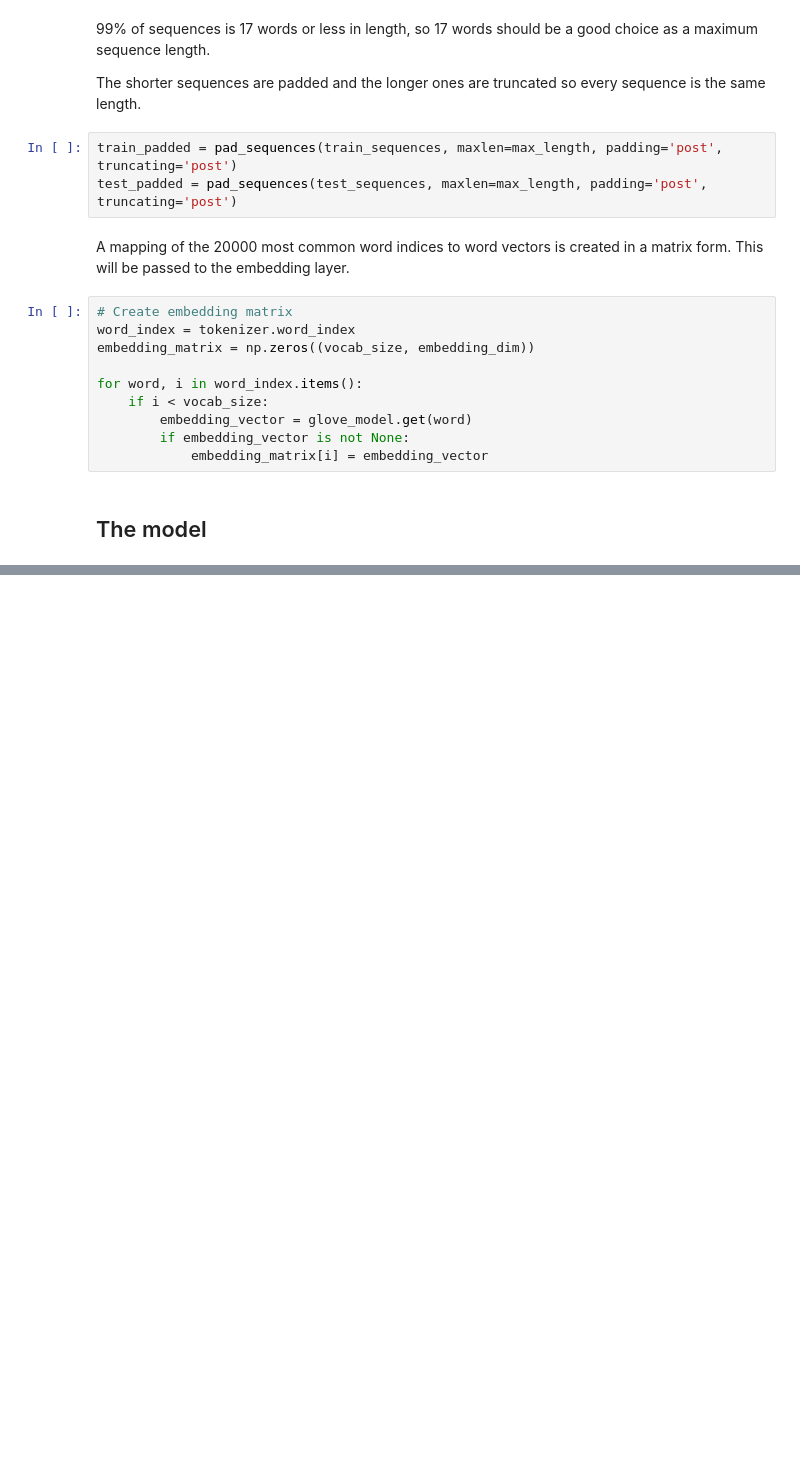
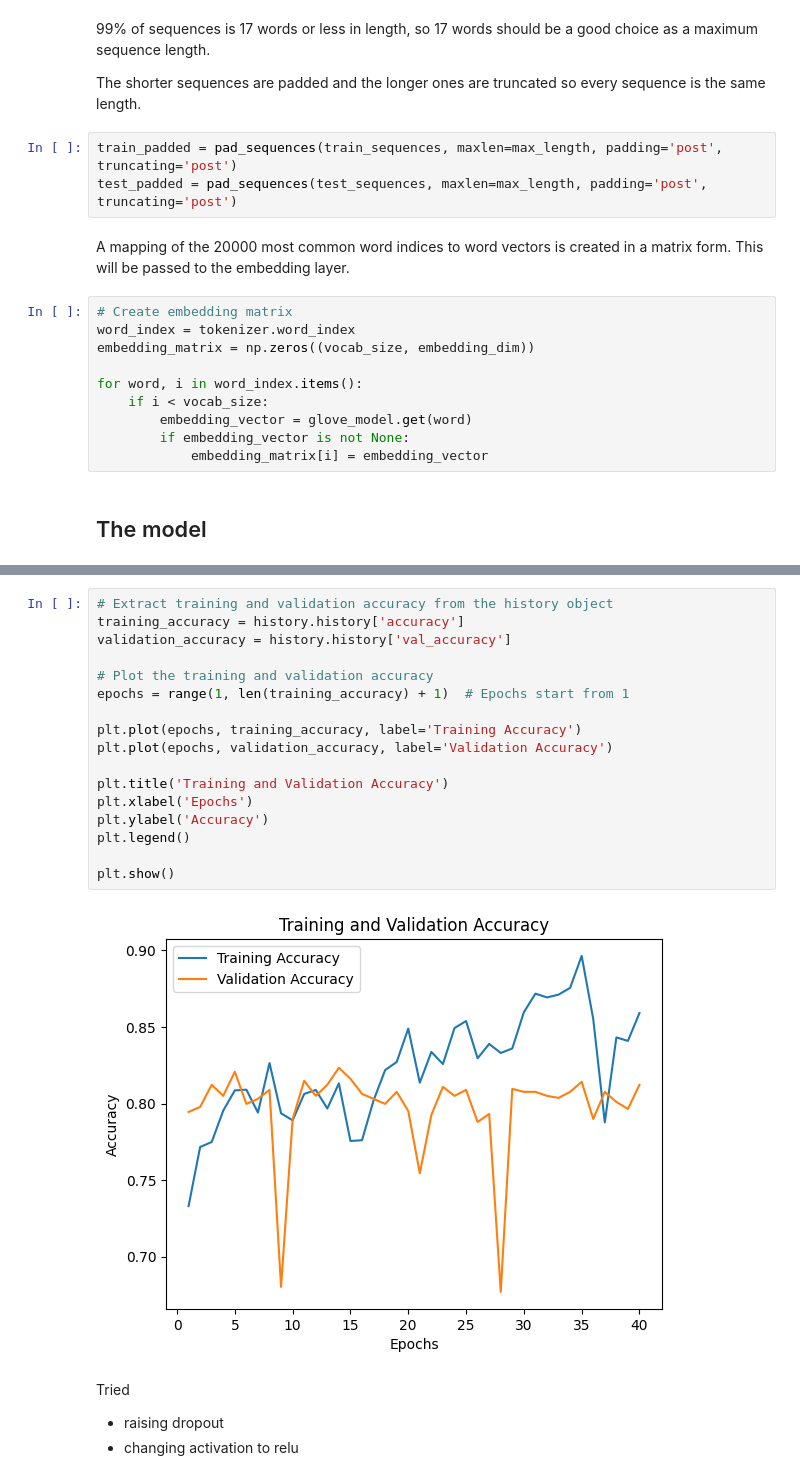
Before and after one commit to gb999/LuaLuaLua, a Jupyter notebook: LuaLuaLua.ipynb, the cells around one changed output, grey strips where cells are left out. Saved outputs shown, nothing was run; the diff lists cells and outputs as text; blank space fills up the shorter version.

```diff
--- a/LuaLuaLua.ipynb
+++ b/LuaLuaLua.ipynb
@@ -413,0 +453,23 @@ readable_predictions.to_csv('predictions_readable.csv', index=False)
+# %%
+# Extract training and validation accuracy from the history object
+training_accuracy = history.history['accuracy']
+validation_accuracy = history.history['val_accuracy']
+
+# Plot the training and validation accuracy
+epochs = range(1, len(training_accuracy) + 1)  # Epochs start from 1
+
+plt.plot(epochs, training_accuracy, label='Training Accuracy')
+plt.plot(epochs, validation_accuracy, label='Validation Accuracy')
+
+plt.title('Training and Validation Accuracy')
+plt.xlabel('Epochs')
+plt.ylabel('Accuracy')
+plt.legend()
+
+plt.show()
+# %% [output]
+[figure, added]
+# %% [markdown]
+Tried
+- raising dropout
+- changing activation to relu
```
Also changed, not shown: parts of 12 cells of this notebook.
